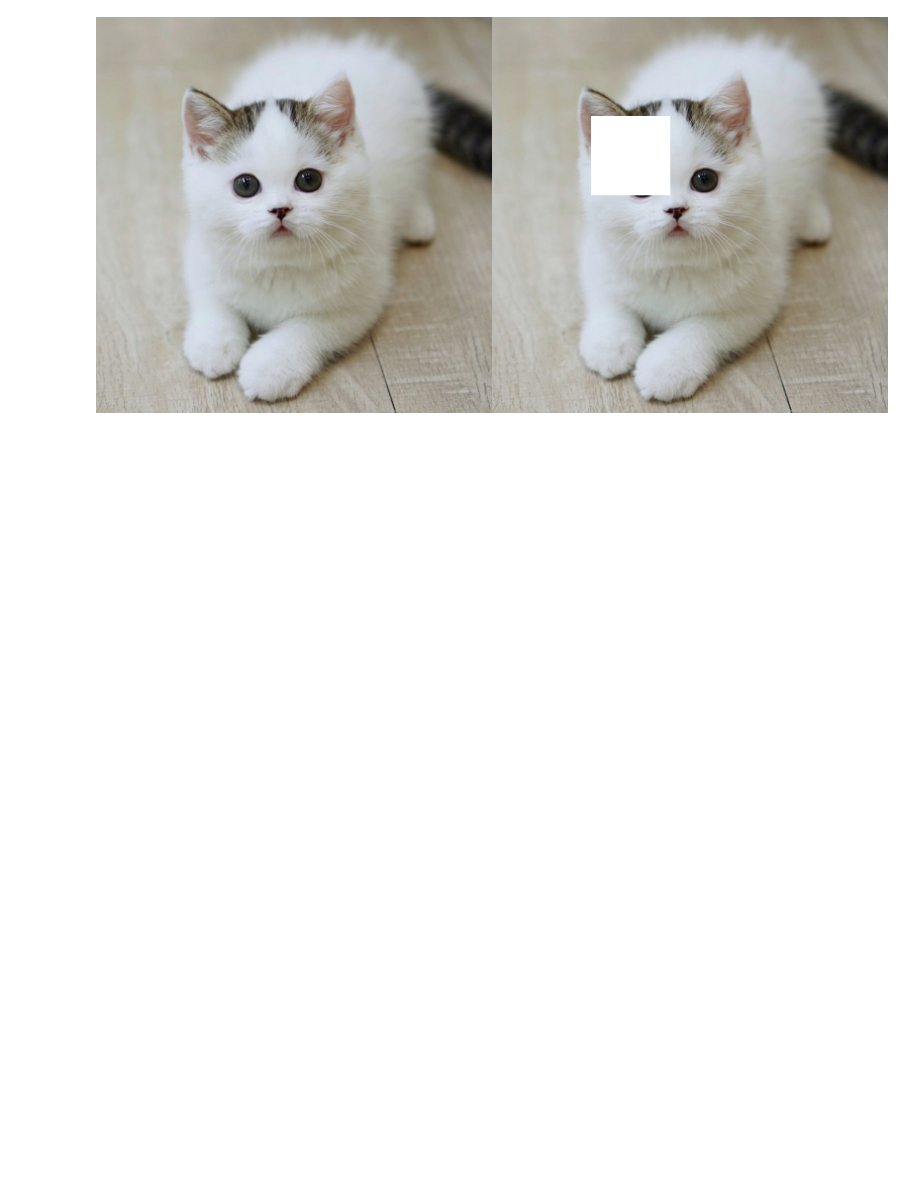
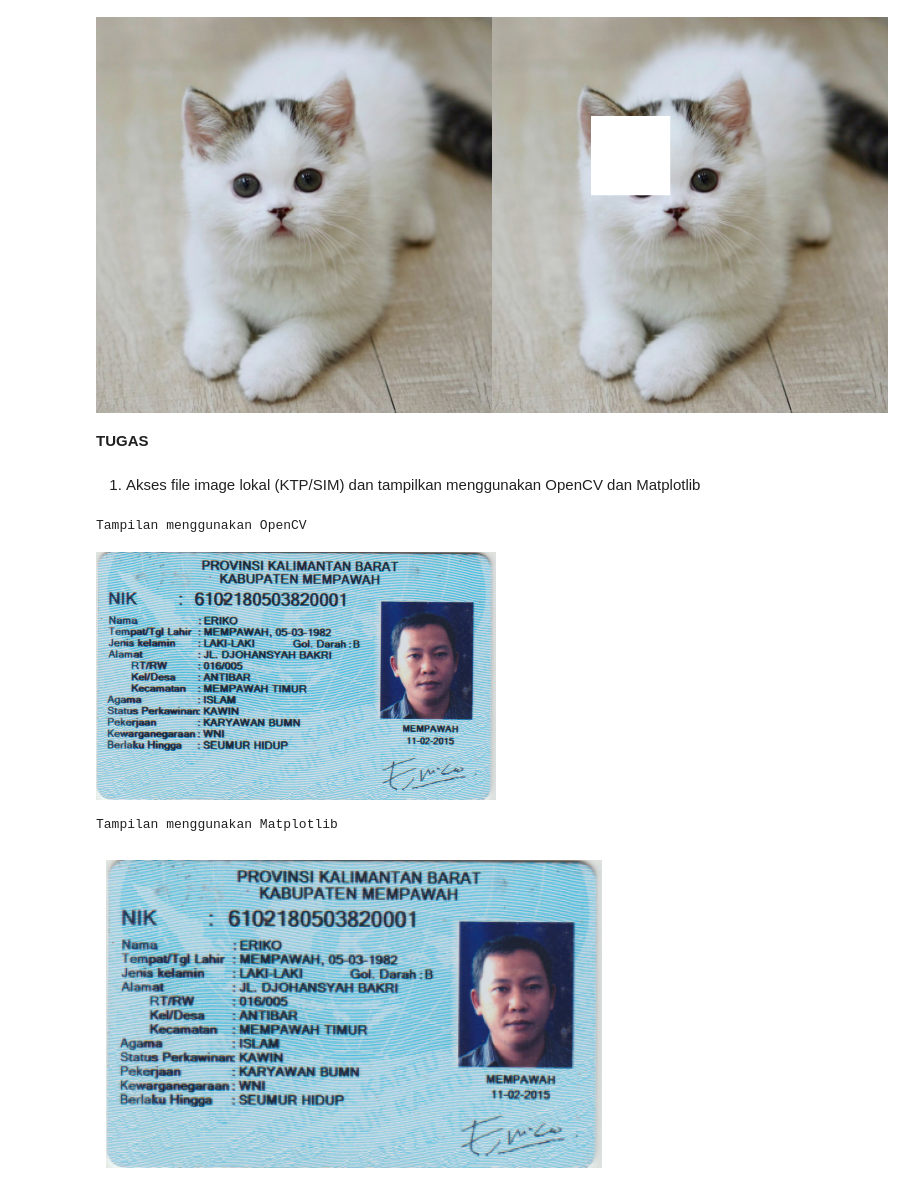
Before and after one commit to Dyinastie/PVCK_3D_Dyinastie, a Jupyter notebook: PVCK_Jobsheet1.ipynb, the cells around one changed output. Saved outputs shown, nothing was run; the diff lists cells and outputs as text; code cells hidden in the pictures; blank space fills up the shorter version.

Commit message:
Tugas

```diff
--- a/PVCK_Jobsheet1.ipynb
+++ b/PVCK_Jobsheet1.ipynb
@@ -177,3 +183,41 @@ final_frame = cv.hconcat((image_2, image_3))
 cv2_imshow(final_frame)
 # %% [output]
 [figure]
+# %% [markdown]
+**TUGAS**
+# %% [markdown]
+1.  Akses file image lokal (KTP/SIM) dan tampilkan menggunakan OpenCV dan Matplotlib
+# %%
+import numpy as np
+import pandas as pd
+import cv2 as cv
+from google.colab.patches import cv2_imshow # for image display
+from skimage import io
+from skimage import transform
+from PIL import Image
+import matplotlib.pylab as plt
+
+# Akses file lokal
+
+ktp_path = '/content/Contoh KTP.jpg'
+ktp = io.imread(ktp_path)                       # read image
+ktp = cv.resize(ktp, (0,0), fx=0.5, fy=0.5)     # resize image to half size
+ktp_1 = cv.cvtColor(ktp, cv.COLOR_BGR2RGB)      # convert color to RGB
+
+# Tampilan menggunakan OpenCV
+
+print("Tampilan menggunakan OpenCV")
+cv2_imshow(ktp_1)
+
+# Tampilan menggunakan Matplotlib
+
+print("Tampilan menggunakan Matplotlib")
+ktp_rgb = cv.cvtColor(ktp_1, cv.COLOR_BGR2RGB)
+plt.imshow(ktp_rgb)
+plt.axis('off')  # Hide axes
+plt.show()
+# %% [output]
+Tampilan menggunakan OpenCV
+[figure, added]
+Tampilan menggunakan Matplotlib
+[figure, added]
```
Also changed, not shown: parts of 12 cells of this notebook.
